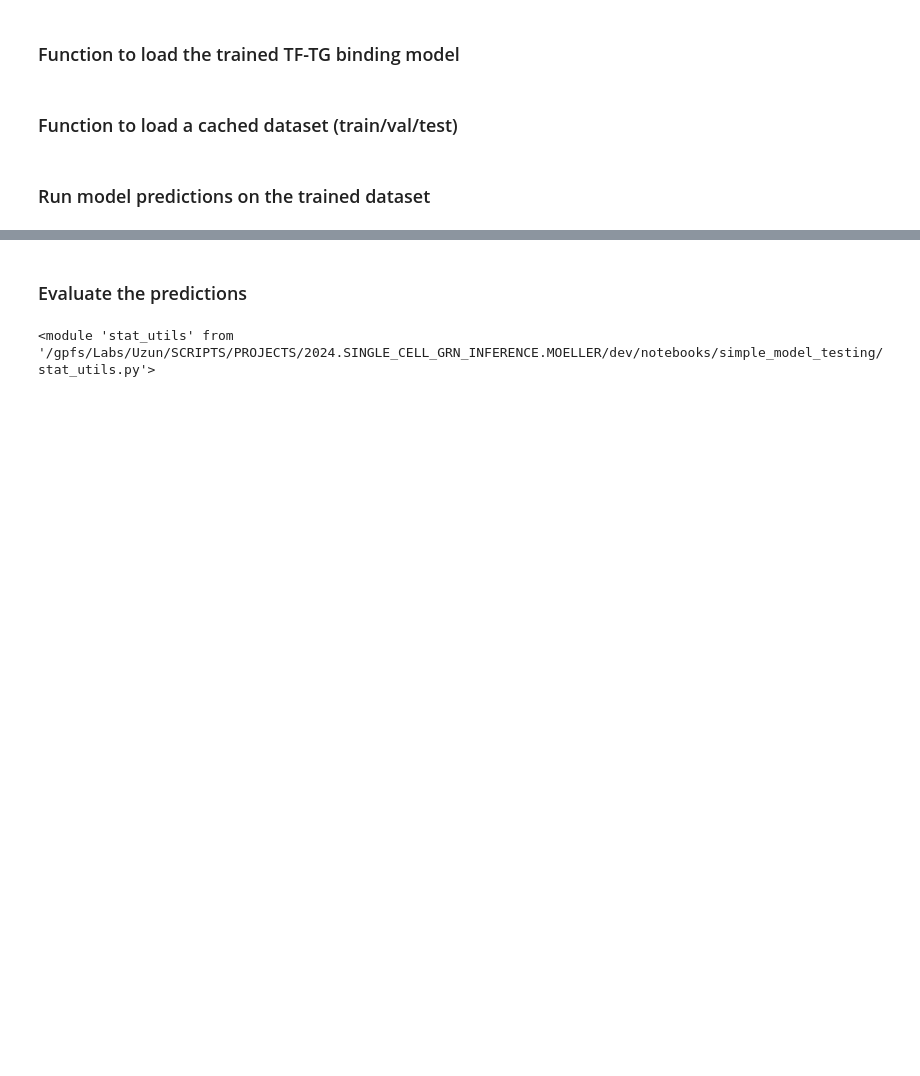
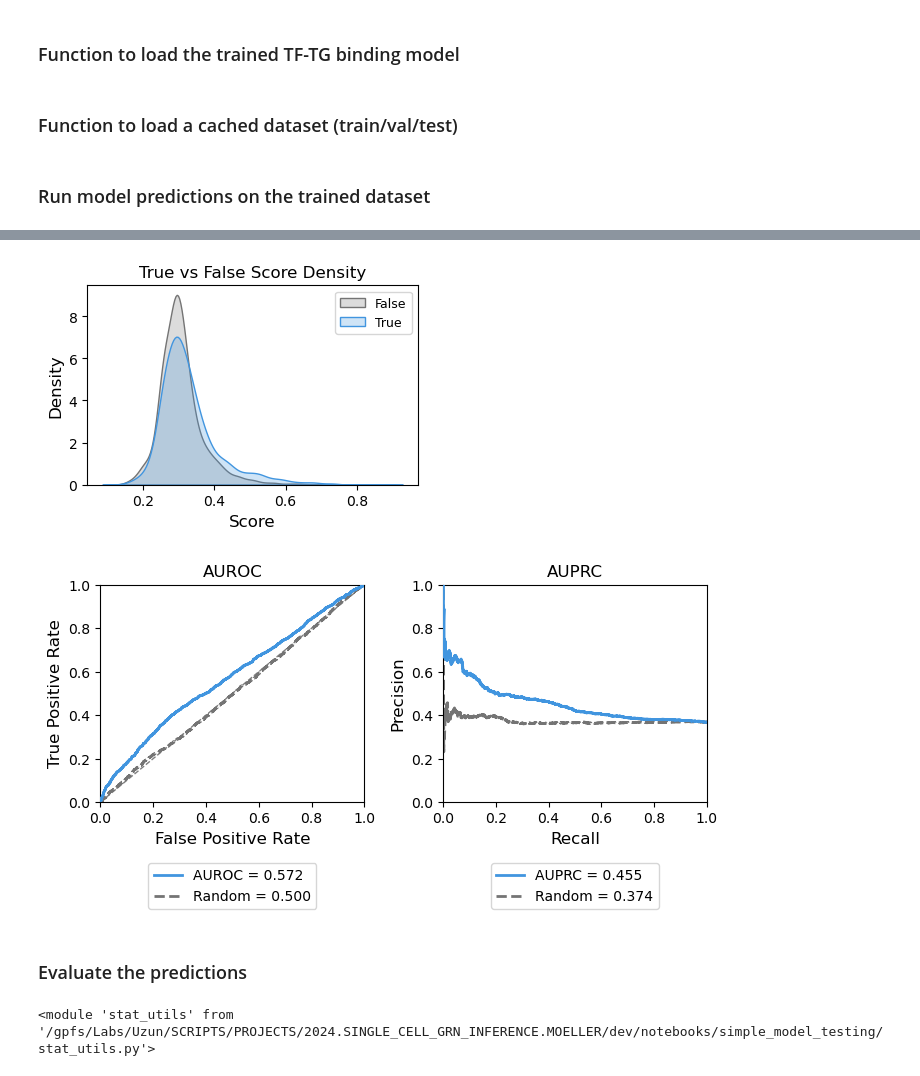
Before and after one commit to emoeller80281/Custom_GRN_Inference, a Jupyter notebook: dev/notebooks/simple_model_testing/test_tf_tg_predictions.ipynb, the cells around one changed output, grey strips where cells are left out. Saved outputs shown, nothing was run; the diff lists cells and outputs as text; code cells hidden in the pictures; blank space fills up the shorter version.

```diff
--- a/dev/notebooks/simple_model_testing/test_tf_tg_predictions.ipynb
+++ b/dev/notebooks/simple_model_testing/test_tf_tg_predictions.ipynb
@@ -293,3 +288,22 @@ Model E8.5_rep1 | Test set E8.5_rep1
+# %%
+histogram_fig = plotting_utils.plot_score_histograms(
+    labels=all_labels_flat,
+    scores=all_scores_flat,
+    n_bins=25,
+    y_log=False,
+    panel_kind="kde",
+    density=False,
+)
+histogram_fig.show()
+
+auroc_auprc_fig = plotting_utils.plot_auroc_auprc(
+    labels=all_labels_flat,
+    scores=all_scores_flat,
+)
+auroc_auprc_fig.show()
+# %% [output]
+[figure, added]
+[figure, added]
 # %% [markdown]
 ### Evaluate the predictions
 # %%
```
Also changed, not shown: parts of 5 cells of this notebook, 11 other files.
